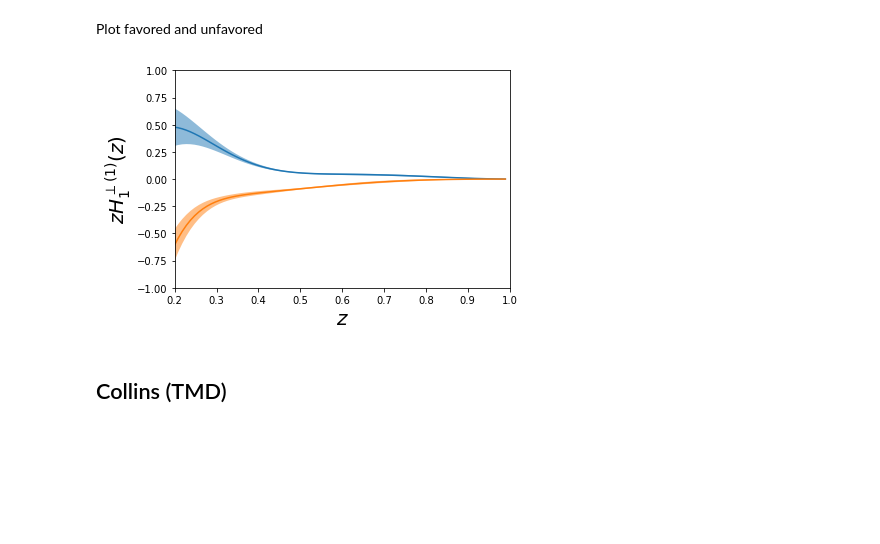
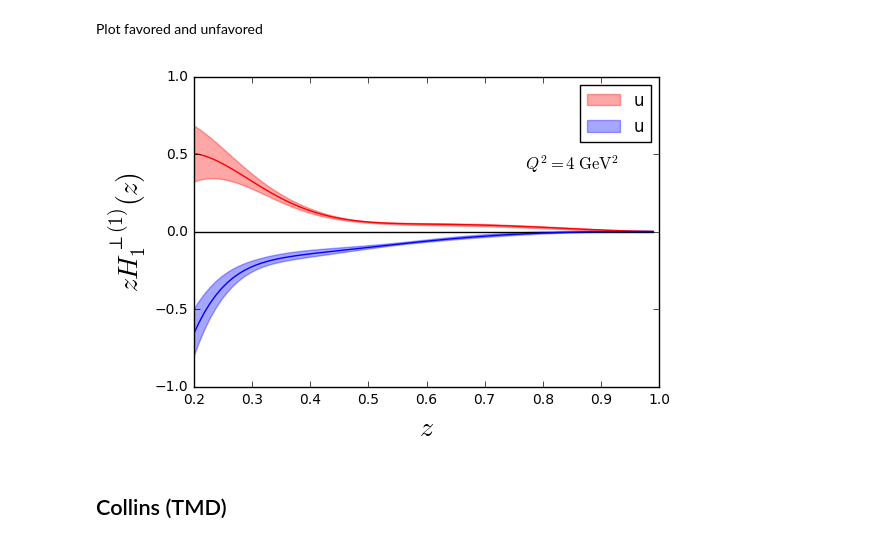
Before and after one commit to QCDHUB/jam3dlib, a Jupyter notebook: example.ipynb, the cells around one changed output. Saved outputs shown, nothing was run; the diff lists cells and outputs as text; code cells hidden in the pictures; blank space fills up the shorter version.

```diff
--- a/example.ipynb
+++ b/example.ipynb
@@ -170,8 +189,8 @@ py.show()
 Generate the data
 # %%
 KT=np.linspace(0.01,0.99,100)
-Q2=10.0
-x=0.3
+Q2=4.0
+x=0.1
 nrep=50  #--let's use a subset of the replicas
 sivkT=np.array([[tmd.eval(x,Q2,kT,'p','sivers',irep,icol=False) for kT in KT] for irep in range(nrep)])
 print(sivkT.shape)
@@ -213,7 +238,7 @@ py.show()
 Generate the data
 # %%
 X=np.linspace(0.01,0.99,100)
-Q2=10.0
+Q2=4.0
 kT=0.0
 nrep=50  #--let's use a subset of the replicas
 col=np.array([[tmd.eval(x,Q2,kT,'pi','collinspi',irep,icol=True) for x in X] for irep in range(nrep)])
@@ -237,20 +262,26 @@ unf  = np.mean(unf_rep,axis=0)
 dunf = np.std(unf_rep,axis=0)
 # %%
 ax=py.subplot(111)
-ax.fill_between(X,X*(fav-dfav),X*(fav+dfav),alpha=0.5)
-ax.fill_between(X,X*(unf-dunf),X*(unf+dunf),alpha=0.5)
+ax.fill_between(X,X*(fav-dfav),X*(fav+dfav),color="r",alpha=0.35,label='u')
+ax.fill_between(X,X*(unf-dunf),X*(unf+dunf),color="b",alpha=0.35,label='u')
 
-ax.plot(X,X*fav)
-ax.plot(X,X*unf)
+ax.plot(X,X*0,color="k")
+
+ax.plot(X,X*fav,color="r")
+ax.plot(X,X*unf,color="b")
+
+ax.legend()
 
 ax.set_ylabel(r'$zH_{1}^{\perp(1)}(z)$',size=20)
 ax.set_xlabel(r'$z$',size=20)
+ax.text(0.77,0.4,r'$Q^2=4\; {\rm GeV}^2$',fontsize=12)
+
 ax.set_xlim(0.2,1)
 ax.set_ylim(-1,1)
 
 py.show()
 # %% [output]
-[figure, old version]
+[figure, new version]
 # %% [markdown]
 ## Collins (TMD)
 # %% [markdown]
```
Also changed, not shown: parts of 9 cells of this notebook.
